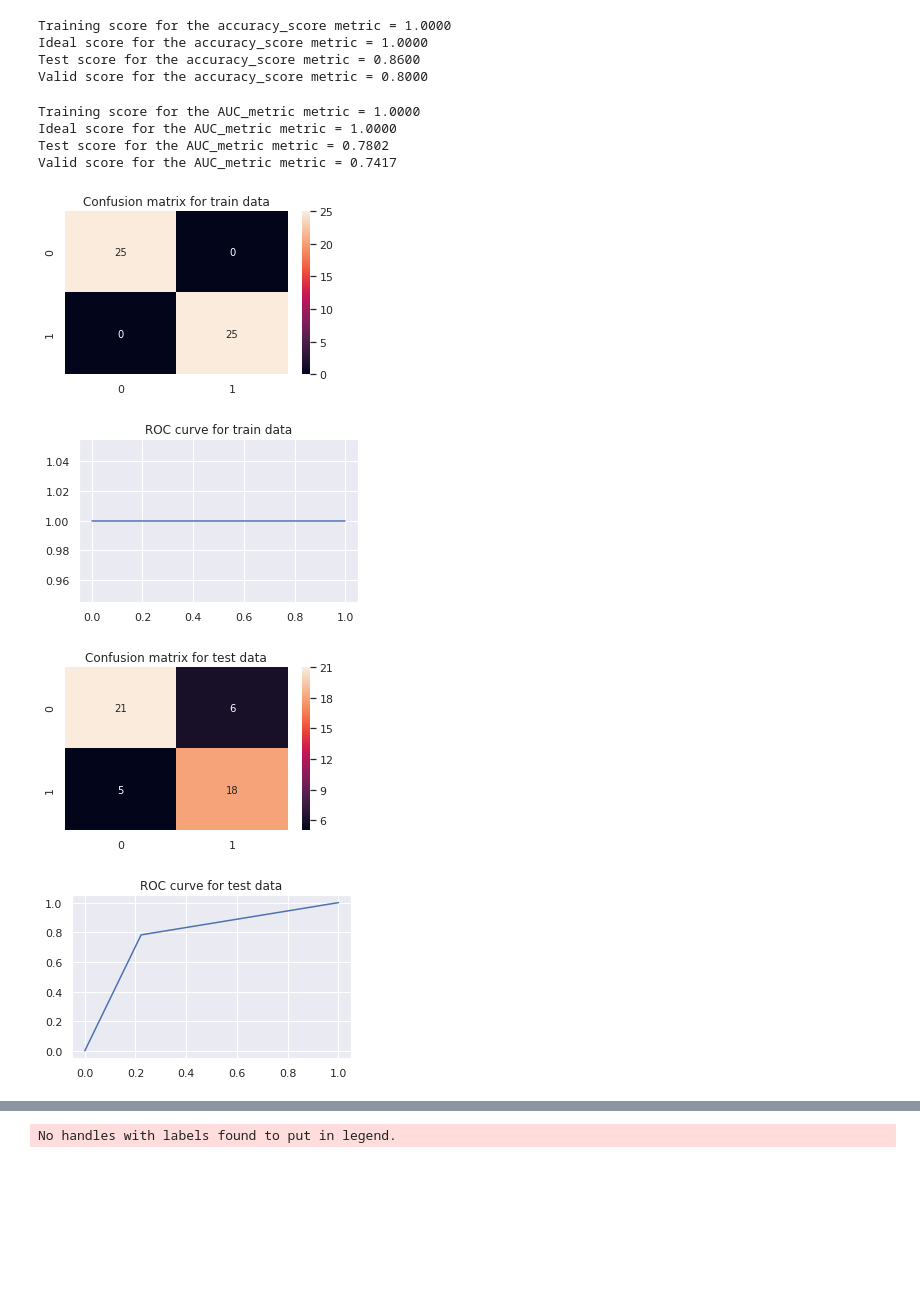
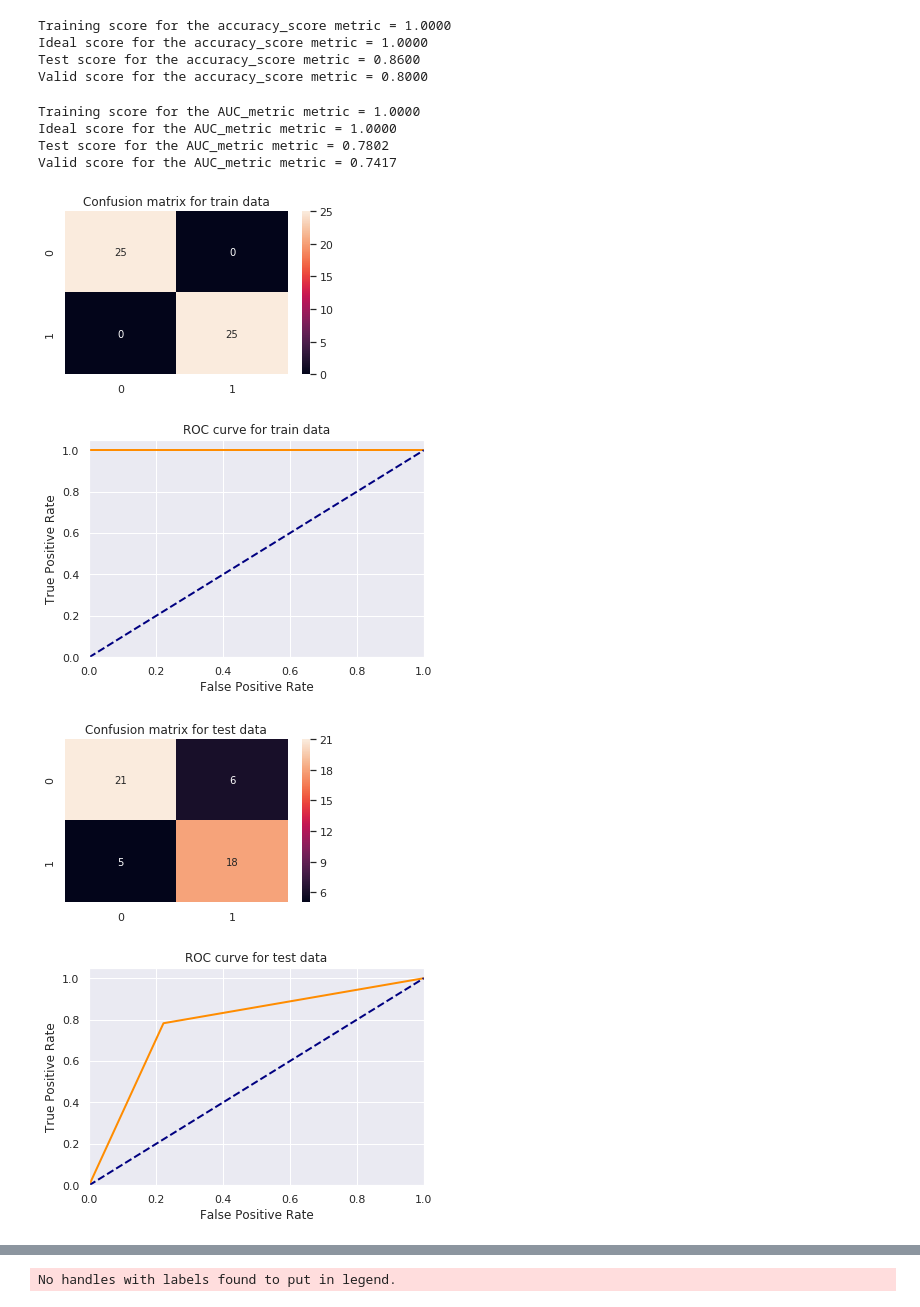
Before and after one commit to issahammoud/PersoData, a Jupyter notebook: starting_kit/README.ipynb, the cells around one changed output, grey strips where cells are left out. Cells and saved outputs as stored; diff of their text form; code cells hidden in the pictures; blank space fills up the shorter version.

```diff
--- a/starting_kit/README.ipynb
+++ b/starting_kit/README.ipynb
@@ -346,9 +346,17 @@ Test score for the accuracy_score metric = 0.8600
 Valid score for the accuracy_score metric = 0.8000
 # %%
 #AUC_metric
+
+n_classes = 2
 from sklearn import metrics
 def fpr_tpr(solution, prediction):
-    fpr, tpr, thresholds = metrics.roc_curve(solution, prediction, pos_label=1)
+    #fpr, tpr, thresholds = metrics.roc_curve(solution, prediction, pos_label=1)
+    fpr = dict()
+    tpr = dict()
+    roc_auc = dict()
+    for i in range(n_classes):
+        fpr[i], tpr[i], _ = metrics.roc_curve(solution, prediction)
+        roc_auc[i] = metrics.auc(fpr[i], tpr[i])
     return (fpr,tpr)
 
 fpr_train,tpr_train = fpr_tpr(Y_train, Y_hat_train)
@@ -357,37 +365,45 @@ fpr_valid,tpr_valid = fpr_tpr(Y_valid, Y_hat_valid)
 print('Training score for the', metric_name, 'metric = %5.4f' % scoring_function(Y_train, Y_hat_train))
 print('Ideal score for the', metric_name, 'metric = %5.4f' % scoring_function(Y_train, Y_hat_train))
 print('Test score for the', metric_name, 'metric = %5.4f' % scoring_function(Y_test, Y_hat_test))
 print('Valid score for the', metric_name, 'metric = %5.4f' % scoring_function(Y_valid, Y_hat_valid))
 
 #Confusion matrix for AUC_metric
 from sklearn.metrics import confusion_matrix
 import seaborn as sn
 import matplotlib.pyplot as plt
 def plot_cm_matrix(solution,prediction,title) :
     cm = confusion_matrix(solution, prediction)
     df_cm = pd.DataFrame(cm, index = [i for i in "01"],columns = [i for i in "01"])
     plt.figure(figsize = (5,3))
     sn.heatmap(df_cm, annot=True)
     plt.title(title)
 
 def plot_ROC(fpr,tpr,title) :
-    plt.figure(figsize = (5,3))
-    plt.plot(fpr,tpr)
+    plt.figure()
+    lw = 2
+    plt.plot(fpr[1], tpr[1], color='darkorange',lw=lw)
+    plt.plot([0, 1], [0, 1], color='navy', lw=lw, linestyle='--')
+    plt.xlim([0.0, 1.0])
+    plt.ylim([0.0, 1.05])
+    plt.xlabel('False Positive Rate')
+    plt.ylabel('True Positive Rate')
     plt.title(title)
+    #plt.legend(loc="lower right")
+    plt.show()
 
 plot_cm_matrix(Y_train,Y_hat_train,"Confusion matrix for train data")
-plot_ROC(fpr_train[:],tpr_train[:],"ROC curve for train data")
+plot_ROC(fpr_train,tpr_train,"ROC curve for train data")
 plot_cm_matrix(Y_test,Y_hat_test,"Confusion matrix for test data")
 plot_ROC(fpr_test,tpr_test,"ROC curve for test data")
 plot_cm_matrix(Y_valid,Y_hat_valid,"Confusion matrix for valid data")
 plot_ROC(fpr_valid,tpr_valid,"ROC curve for valid data")
 # %% [output]
 Training score for the AUC_metric metric = 1.0000
 Ideal score for the AUC_metric metric = 1.0000
 Test score for the AUC_metric metric = 0.7802
 Valid score for the AUC_metric metric = 0.7417
 [figure]
-[figure, old version]
+[figure, new version]
 [figure]
-[figure, old version]
+[figure, new version]
 [figure]
```
Also changed, not shown: parts of 1 cell of this notebook, 8 other files.
